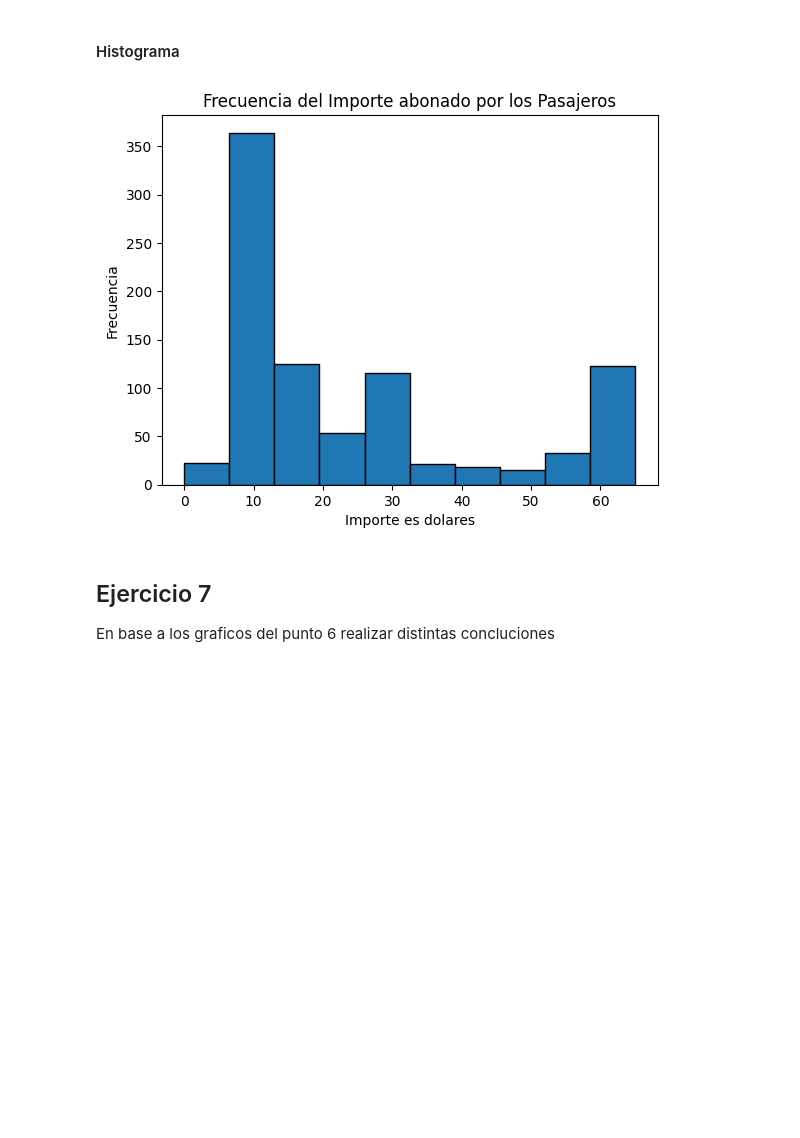
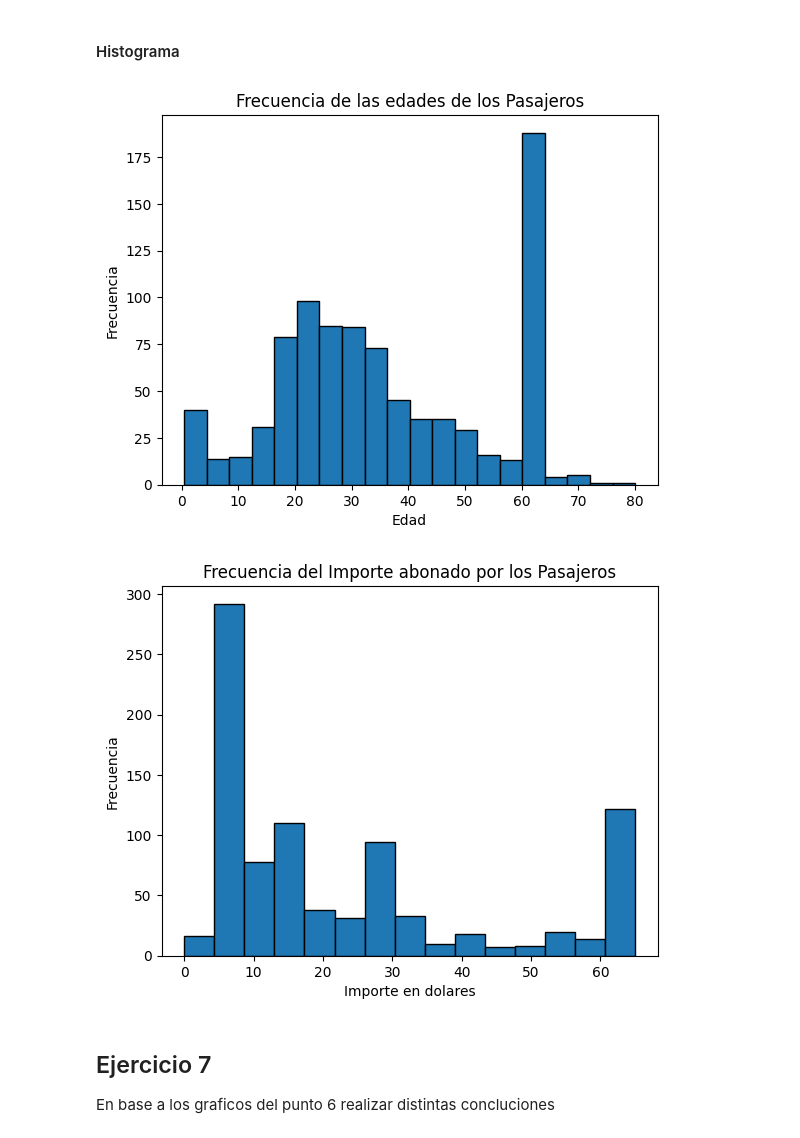
Before and after one commit to cristiandevar/PythonML, a Jupyter notebook: TPN3-4/TP3_TP4_Comision_4.ipynb, the cells around one changed output. Saved outputs shown, nothing was run; the diff lists cells and outputs as text; code cells hidden in the pictures; blank space fills up the shorter version.

```diff
--- a/TPN3-4/TP3_TP4_Comision_4.ipynb
+++ b/TPN3-4/TP3_TP4_Comision_4.ipynb
@@ -753,8 +752,8 @@ for c in columnas:
     riq = q3 - q1
     franja_inferior = q1 - 1.5 * riq
     franja_superior = q3 + 1.5 * riq
-    titanic[c].loc[titanic[c]<franja_inferior] =  boxplot_stats(titanic[c])[0]['whislo']
-    titanic[c].loc[titanic[c]>franja_superior] =  boxplot_stats(titanic[c])[0]['whishi']
+    titanic.loc[titanic[c]<franja_inferior, c] =  boxplot_stats(titanic[c])[0]['whislo']
+    titanic.loc[titanic[c]>franja_superior, c] =  boxplot_stats(titanic[c])[0]['whishi']
 
 # Para verificar que no existen valores atipicos vamos a graficar los boxplot
 for c in columnas:
@@ -829,8 +811,8 @@ Realizar analisis univariados
 
 # Survived
 # Reemplazaremos 0 por False y 1 por True
-titanic['Survived'].loc[titanic['Survived'] == 0] = False
-titanic['Survived'].loc[titanic['Survived'] == 1] = True
+titanic.loc[titanic['Survived'] == 0, 'Survived'] = False
+titanic.loc[titanic['Survived'] == 1, 'Survived'] = True
 titanic.groupby('Survived')['Survived'].count().plot.pie(autopct='%1.1f%%')
 plt.show()
 
@@ -928,14 +901,22 @@ plt.show()
 # %% [markdown]
 #### Histograma
 # %%
-# Parch
-plt.hist(titanic['Fare'], edgecolor='black')
-plt.title('Frecuencia del Importe abonado por los Pasajeros')
-plt.xlabel('Importe es dolares')
+# Age
+plt.hist(titanic['Age'], bins=20, edgecolor='black')
+plt.title('Frecuencia de las edades de los Pasajeros')
+plt.xlabel('Edad')
 plt.ylabel('Frecuencia')
 plt.show()
+
+# Parch
+plt.hist(titanic['Fare'], bins=15, edgecolor='black')
+plt.title('Frecuencia del Importe abonado por los Pasajeros')
+plt.xlabel('Importe en dolares')
+plt.ylabel('Frecuencia')
+plt.show()
 # %% [output]
-[figure, old version]
+[figure, new version]
+[figure, added]
 # %% [markdown]
 ## Ejercicio 7
 En base a los graficos del punto 6 realizar distintas concluciones
```
Also changed, not shown: parts of 14 cells of this notebook.
